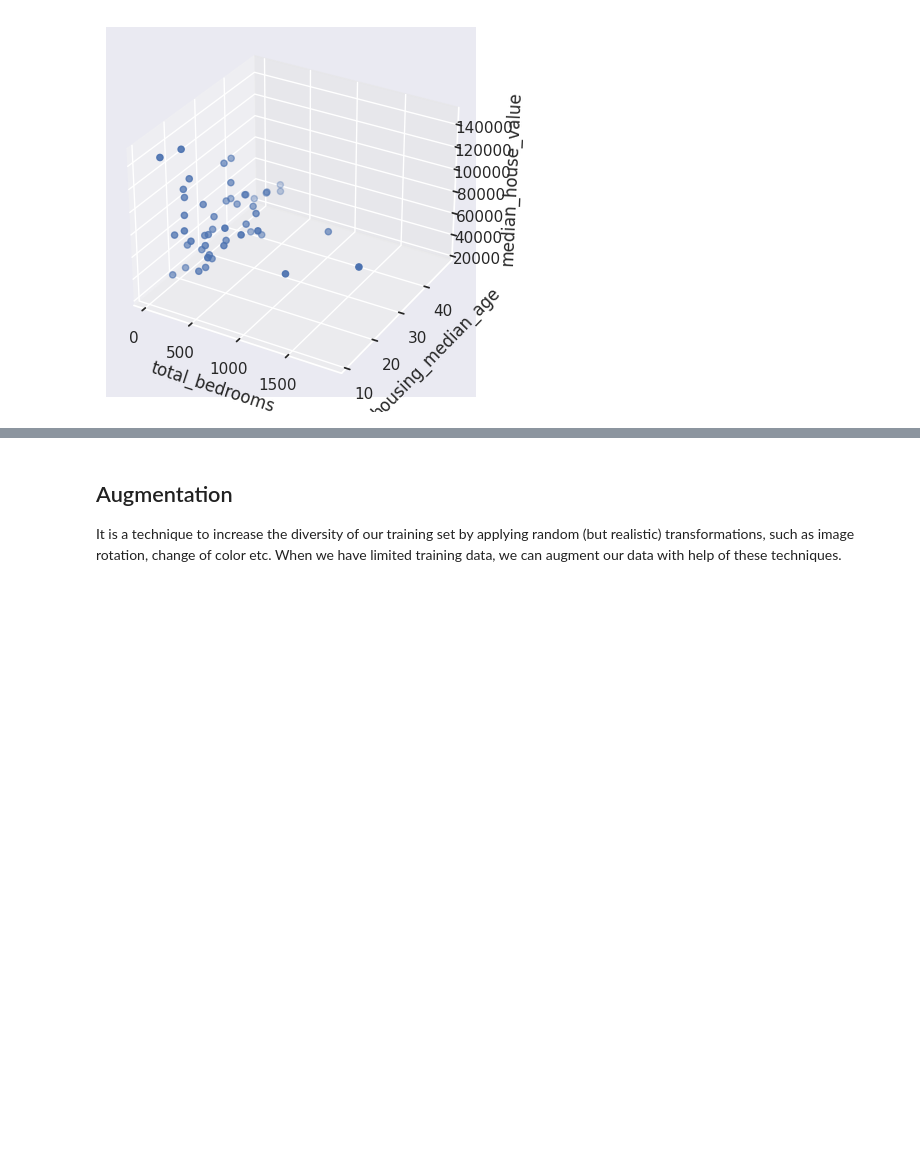
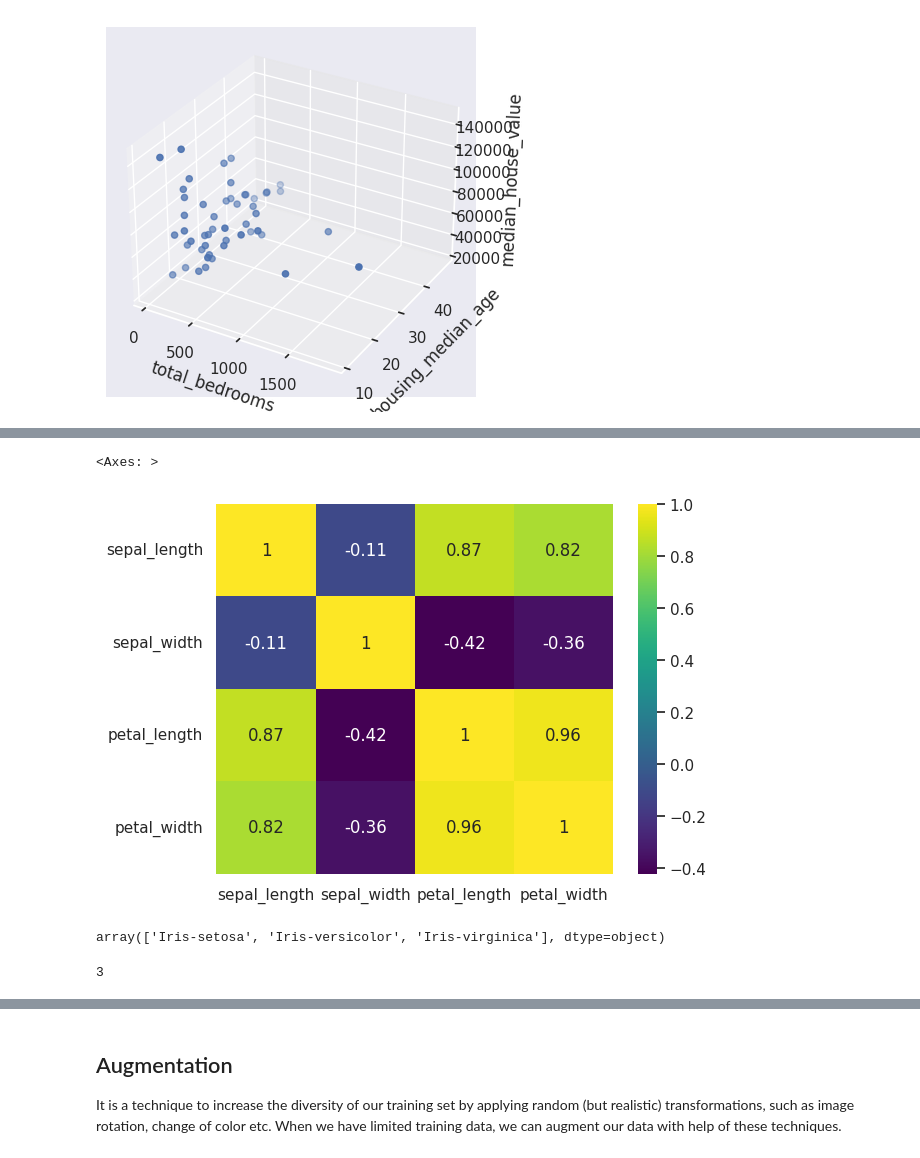
Before and after one commit to rxlnj/SRISHTI-2023, a Jupyter notebook: Assignment2_Roseline_DataFeatures&Augmentation.ipynb, the cells around one changed output, grey strips where cells are left out. Saved outputs shown, nothing was run; the diff lists cells and outputs as text; code cells hidden in the pictures; blank space fills up the shorter version.

```diff
--- a/Assignment2_Roseline_DataFeatures&Augmentation.ipynb
+++ b/Assignment2_Roseline_DataFeatures&Augmentation.ipynb
@@ -241,0 +247,7 @@ plt.show()
+# %%
+# My Answer to the task:
+
+import numpy as np
+import pandas as pd
+df = pd.read_csv("/content/drive/MyDrive/Colab Notebooks/IRIS.csv")
+df.info()
@@ -241,0 +346,13 @@ plt.show()
+# %%
+sns.heatmap(df.corr(), annot=True, cmap="viridis")
+# %% [output]
+<Axes: >
+[figure, added]
+# %%
+df["species"].unique()
+# %% [output]
+array(['Iris-setosa', 'Iris-versicolor', 'Iris-virginica'], dtype=object)
+# %%
+df["species"].nunique()
+# %% [output]
+3
```
Also changed, not shown: parts of 51 cells of this notebook.
